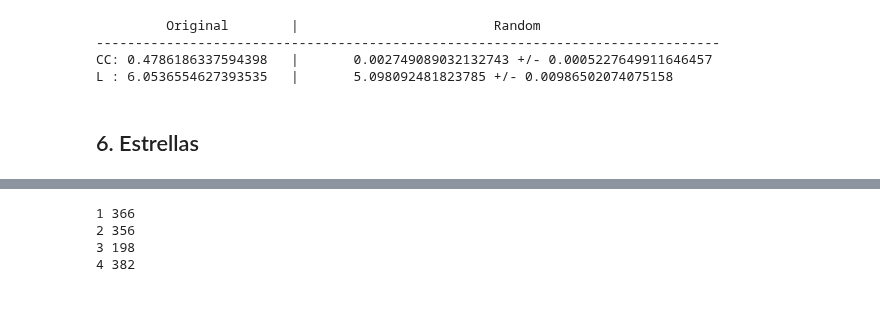
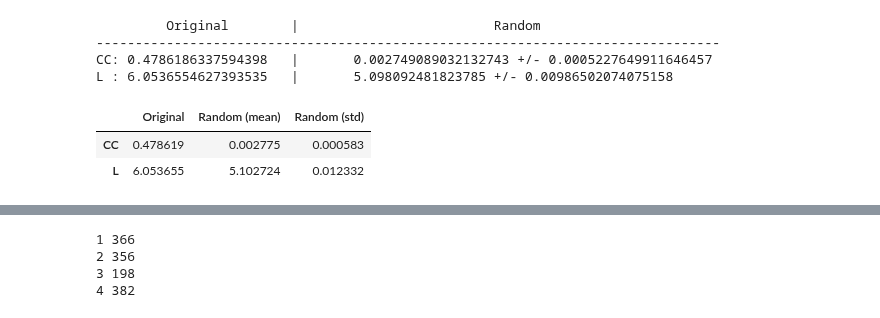
Before and after one commit to m2march/ciencia_datos, a Jupyter notebook: tp4/tp4.ipynb, the cells around one changed output, grey strips where cells are left out. Drawn from its saved outputs; the diff is of its cells as text; code cells hidden in the pictures.

```diff
--- a/tp4/tp4.ipynb
+++ b/tp4/tp4.ipynb
@@ -336,17 +336,3 @@ En ninguno de los dos ajustes se obtiene un resultado contundente en cuanto a la
 # %% [markdown]
 <a name="componentes"></a>
 ##  3. Componentes conexas
-# %%
-#El tamanio de las componentes conexas tiene que ver con la probabilidad
-#de los ejes de conectar nodos. Puede ser que esto sirva para algo, no termino de entenderlo.
-#quien es mi p para comparar contra estos dos p??
-
-# @march: Ni idea que onda esto. ¿Es por lo de percolation de las diapos?
-
-n= len(grafo_citas.nodes())
-# p valor al cual se espera que haya componente gigante con tamanio ~ log(n)
-p_giant=1.0/(n-1)
-# valor en el que se espera que los nodos esten todos conectados (no haya componente gigante)
-p_conn=math.log(n)/float(n)
-print('p_giant: {}'.format(p_giant))
-print('p_conn: {}'.format(p_conn))
@@ -791,6 +788,9 @@ print('L : {} \t | \t {} +/- {}'.format(L, L_random_mean, L_random_std))
 --------------------------------------------------------------------------------
 CC: 0.4786186337594398   |       0.002749089032132743 +/- 0.0005227649911646457
 L : 6.0536554627393535   |       5.098092481823785 +/- 0.00986502074075158
-# %% [markdown]
-<a name="estrellas"></a>
-##  6. Estrellas
+# %%
+pd.DataFrame({'Original':{'CC': average_cc, 'L': L}, 'Random (mean)': {'CC': cc_random_mean, 'L': L_random_mean}, 'Random (std)':{'CC': cc_random_std, 'L': L_random_std}})
+# %% [output]
+|  | Original | Random (mean) | Random (std) |
+| CC | 0.478619 | 0.002775 | 0.000583 |
+| L | 6.053655 | 5.102724 | 0.012332 |
```
Also changed, not shown: parts of 18 cells of this notebook.
